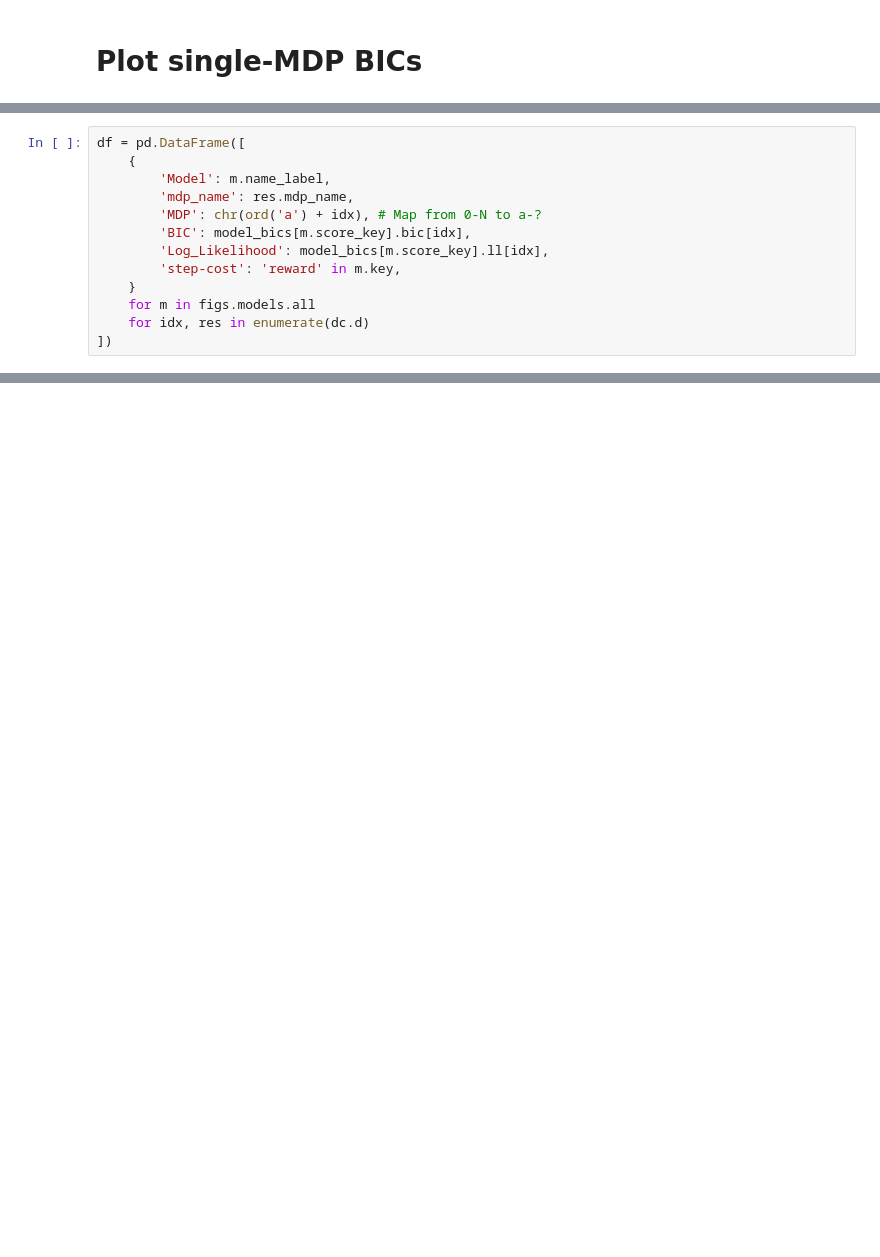
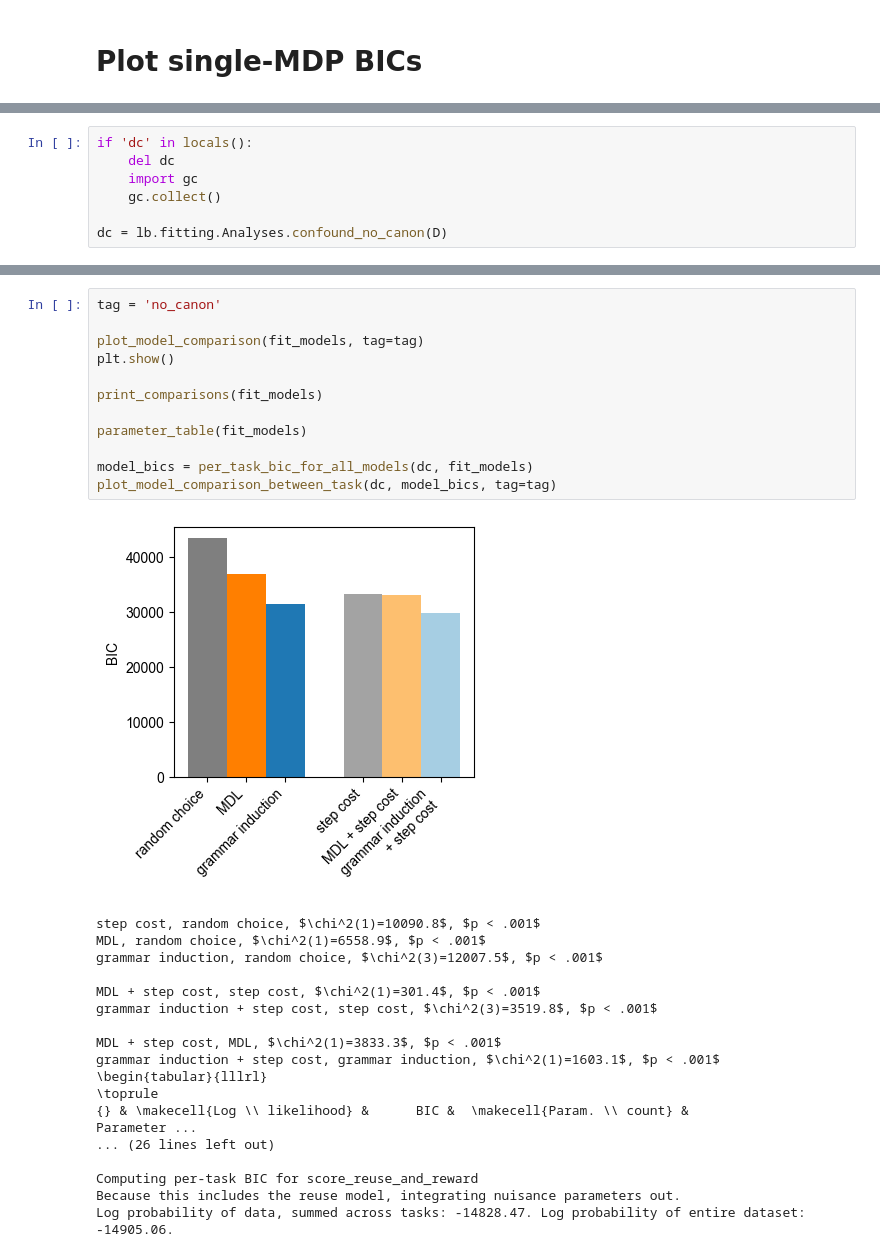
Before and after one commit to cgc/lightbot-grammar-induction, a Jupyter notebook: journal/predict-programs.ipynb, the cells around one changed output, grey strips where cells are left out. Cells and saved outputs as stored; diff of their text form; blank space fills up the shorter version.

```diff
--- a/journal/predict-programs.ipynb
+++ b/journal/predict-programs.ipynb
@@ -243,13 +276,0 @@ Log probability of data, summed across tasks: -12795.19. Log probability of enti
-# %%
-df = pd.DataFrame([
-    {
-        'Model': m.name_label,
-        'mdp_name': res.mdp_name,
-        'MDP': chr(ord('a') + idx), # Map from 0-N to a-?
-        'BIC': model_bics[m.score_key].bic[idx],
-        'Log_Likelihood': model_bics[m.score_key].ll[idx],
-        'step-cost': 'reward' in m.key,
-    }
-    for m in figs.models.all
-    for idx, res in enumerate(dc.d)
-])
@@ -424,0 +397,7 @@ anova $\chi^2(1)=16.48$, $p < .001$
+# %%
+if 'dc' in locals():
+    del dc
+    import gc
+    gc.collect()
+
+dc = lb.fitting.Analyses.confound_no_canon(D)
@@ -424,0 +416,31 @@ anova $\chi^2(1)=16.48$, $p < .001$
+# %%
+tag = 'no_canon'
+
+plot_model_comparison(fit_models, tag=tag)
+plt.show()
+
+print_comparisons(fit_models)
+
+parameter_table(fit_models)
+
+model_bics = per_task_bic_for_all_models(dc, fit_models)
+plot_model_comparison_between_task(dc, model_bics, tag=tag)
+# %% [output]
+[figure, added]
+step cost, random choice, $\chi^2(1)=10090.8$, $p < .001$
+MDL, random choice, $\chi^2(1)=6558.9$, $p < .001$
+grammar induction, random choice, $\chi^2(3)=12007.5$, $p < .001$
+
+MDL + step cost, step cost, $\chi^2(1)=301.4$, $p < .001$
+grammar induction + step cost, step cost, $\chi^2(3)=3519.8$, $p < .001$
+
+MDL + step cost, MDL, $\chi^2(1)=3833.3$, $p < .001$
+grammar induction + step cost, grammar induction, $\chi^2(1)=1603.1$, $p < .001$
+\begin{tabular}{lllrl}
+\toprule
+{} & \makecell{Log \\ likelihood} &      BIC &  \makecell{Param. \\ count} &                                                                                                                   Parameter ...
+... (26 lines left out)
+
+Computing per-task BIC for score_reuse_and_reward
+Because this includes the reuse model, integrating nuisance parameters out.
+Log probability of data, summed across tasks: -14828.47. Log probability of entire dataset: -14905.06.
```
Also changed, not shown: parts of 33 cells of this notebook, 9 other files.
